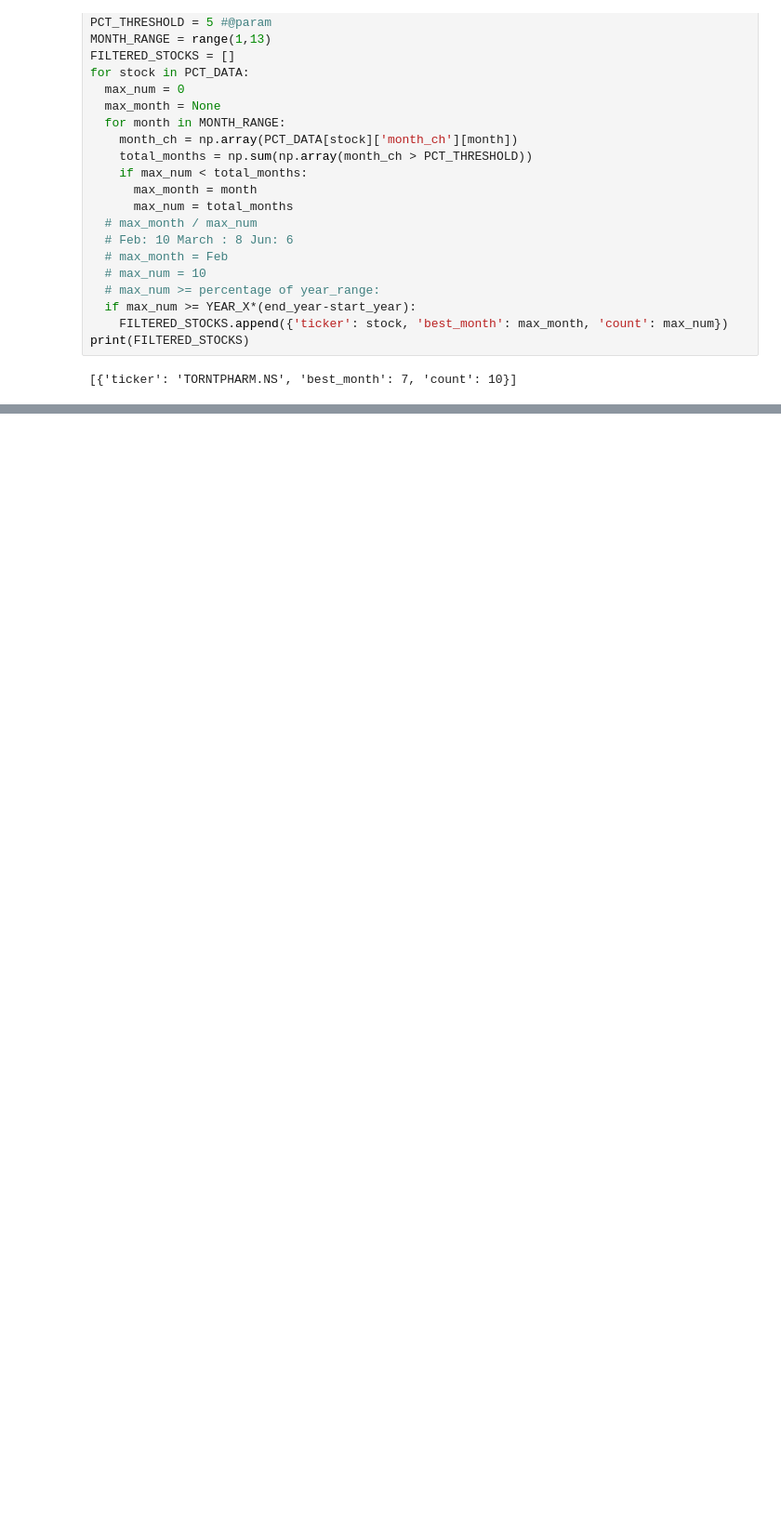
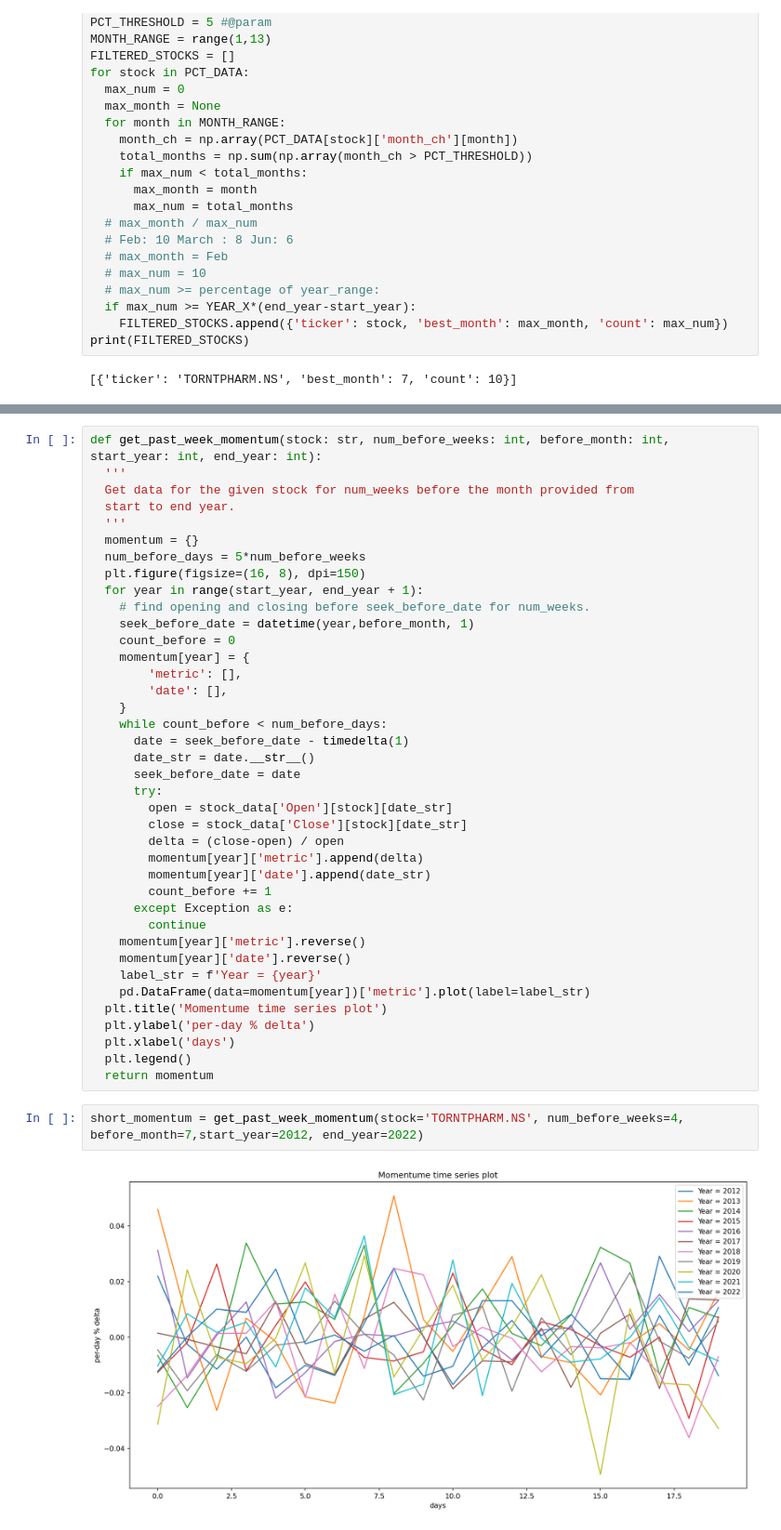
Before and after one commit to 345ishaan/algorithmic_trading, a Jupyter notebook: Stock_Mode_Analysis.ipynb, the cells around one changed output, grey strips where cells are left out. Shown: that part at 93% size. Saved outputs shown, nothing was run; the diff lists cells and outputs as text; blank space fills up the shorter version.

```diff
--- a/Stock_Mode_Analysis.ipynb
+++ b/Stock_Mode_Analysis.ipynb
@@ -171,0 +185,43 @@ print(FILTERED_STOCKS)
+# %%
+def get_past_week_momentum(stock: str, num_before_weeks: int, before_month: int, start_year: int, end_year: int):
+  '''
+  Get data for the given stock for num_weeks before the month provided from
+  start to end year.
+  '''
+  momentum = {}
+  num_before_days = 5*num_before_weeks
+  plt.figure(figsize=(16, 8), dpi=150)
+  for year in range(start_year, end_year + 1):
+    # find opening and closing before seek_before_date for num_weeks.
+    seek_before_date = datetime(year,before_month, 1)
+    count_before = 0
+    momentum[year] = {
+        'metric': [],
+        'date': [],
+    }
+    while count_before < num_before_days:
+      date = seek_before_date - timedelta(1)
+      date_str = date.__str__()
+      seek_before_date = date
+      try:
+        open = stock_data['Open'][stock][date_str]
+        close = stock_data['Close'][stock][date_str]
+        delta = (close-open) / open
+        momentum[year]['metric'].append(delta)
+        momentum[year]['date'].append(date_str)
+        count_before += 1
+      except Exception as e:
+        continue
+    momentum[year]['metric'].reverse()
+    momentum[year]['date'].reverse()
+    label_str = f'Year = {year}'
+    pd.DataFrame(data=momentum[year])['metric'].plot(label=label_str)
+  plt.title('Momentume time series plot')
+  plt.ylabel('per-day % delta')
+  plt.xlabel('days')
+  plt.legend()
+  return momentum
+# %%
+short_momentum = get_past_week_momentum(stock='TORNTPHARM.NS', num_before_weeks=4, before_month=7,start_year=2012, end_year=2022)
+# %% [output]
+[figure, added]
```
Also changed, not shown: parts of 3 cells of this notebook.
